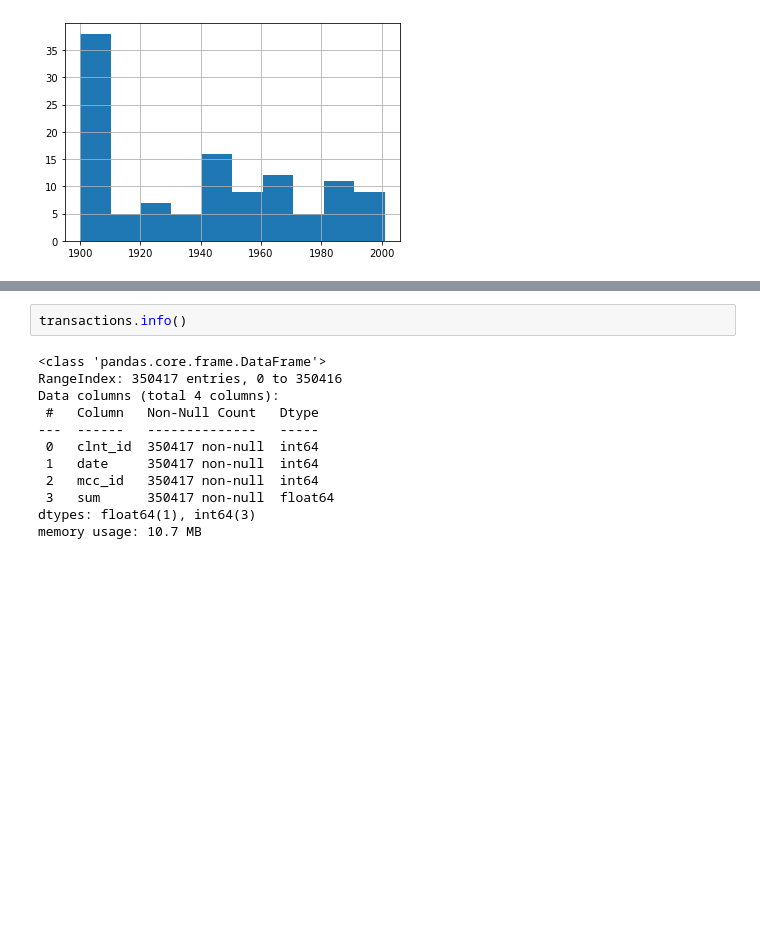
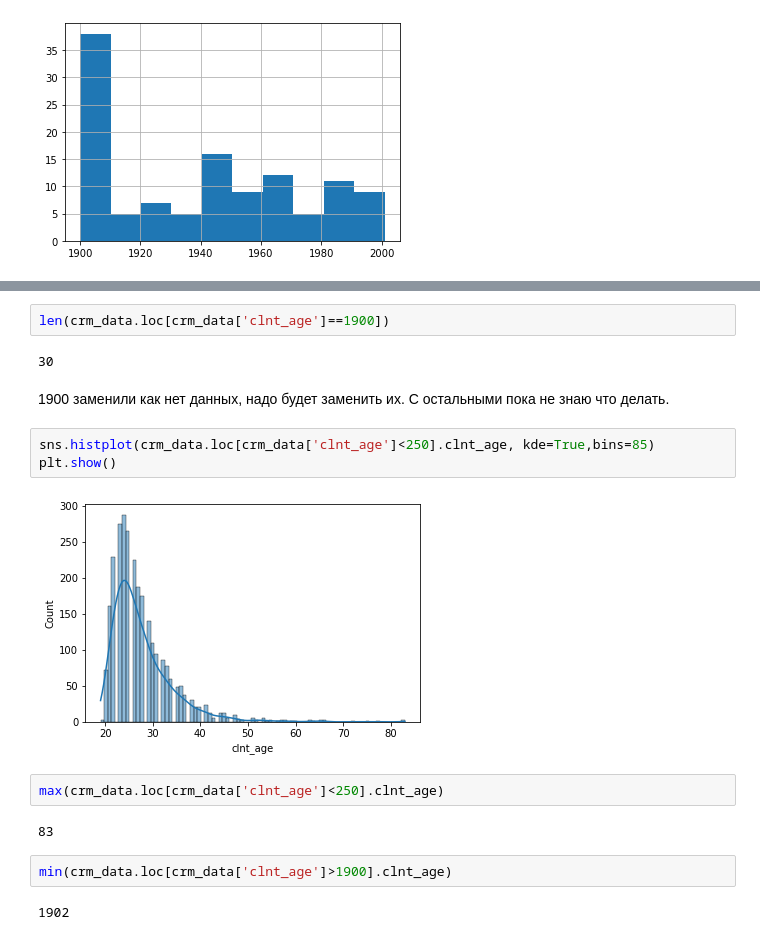
Before and after one commit to valpaq/some_competitions, a Jupyter notebook: ODS VTB/Untitled.ipynb, the cells around one changed output, grey strips where cells are left out. Drawn from its saved outputs; the diff is of its cells as text; blank space fills up the shorter version.

```diff
--- a/ODS VTB/Untitled.ipynb
+++ b/ODS VTB/Untitled.ipynb
@@ -137,14 +137,19 @@ plt.show()
-# %%
-transactions.info()
-# %% [output]
-<class 'pandas.core.frame.DataFrame'>
-RangeIndex: 350417 entries, 0 to 350416
-Data columns (total 4 columns):
- #   Column   Non-Null Count   Dtype
----  ------   --------------   -----
- 0   clnt_id  350417 non-null  int64
- 1   date     350417 non-null  int64
- 2   mcc_id   350417 non-null  int64
- 3   sum      350417 non-null  float64
-dtypes: float64(1), int64(3)
-memory usage: 10.7 MB
+# %%
+len(crm_data.loc[crm_data['clnt_age']==1900])
+# %% [output]
+30
+# %% [markdown]
+1900 заменили как нет данных, надо будет заменить их. С остальными пока не знаю что делать.
+# %%
+sns.histplot(crm_data.loc[crm_data['clnt_age']<250].clnt_age, kde=True,bins=85)
+plt.show()
+# %% [output]
+[figure, added]
+# %%
+max(crm_data.loc[crm_data['clnt_age']<250].clnt_age)
+# %% [output]
+83
+# %%
+min(crm_data.loc[crm_data['clnt_age']>1900].clnt_age)
+# %% [output]
+1902
```
Also changed, not shown: parts of 37 cells of this notebook.
